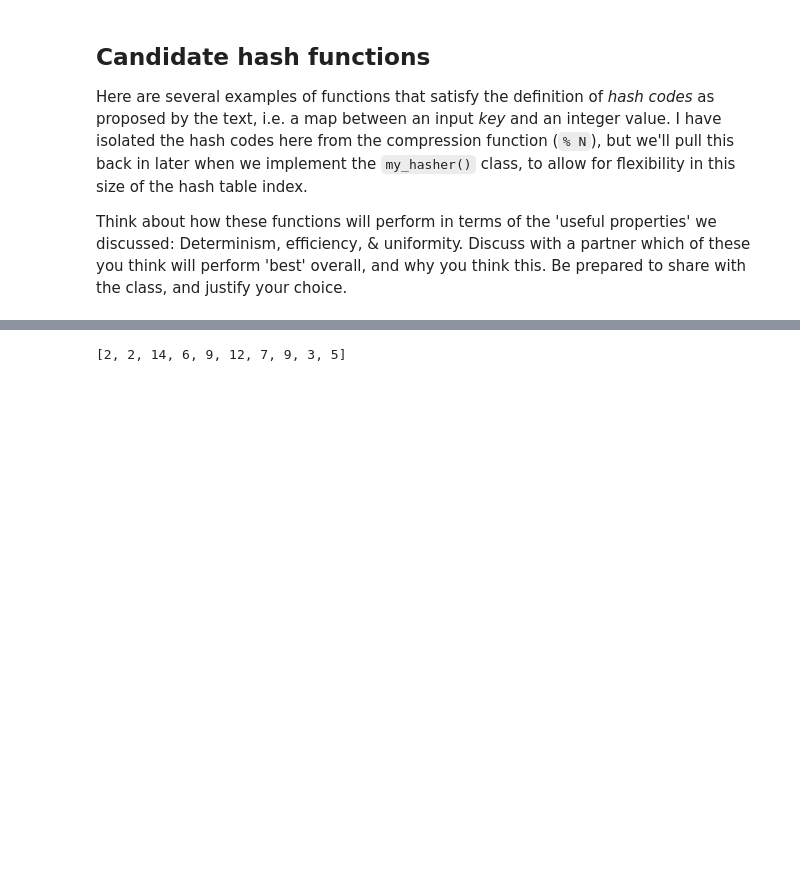
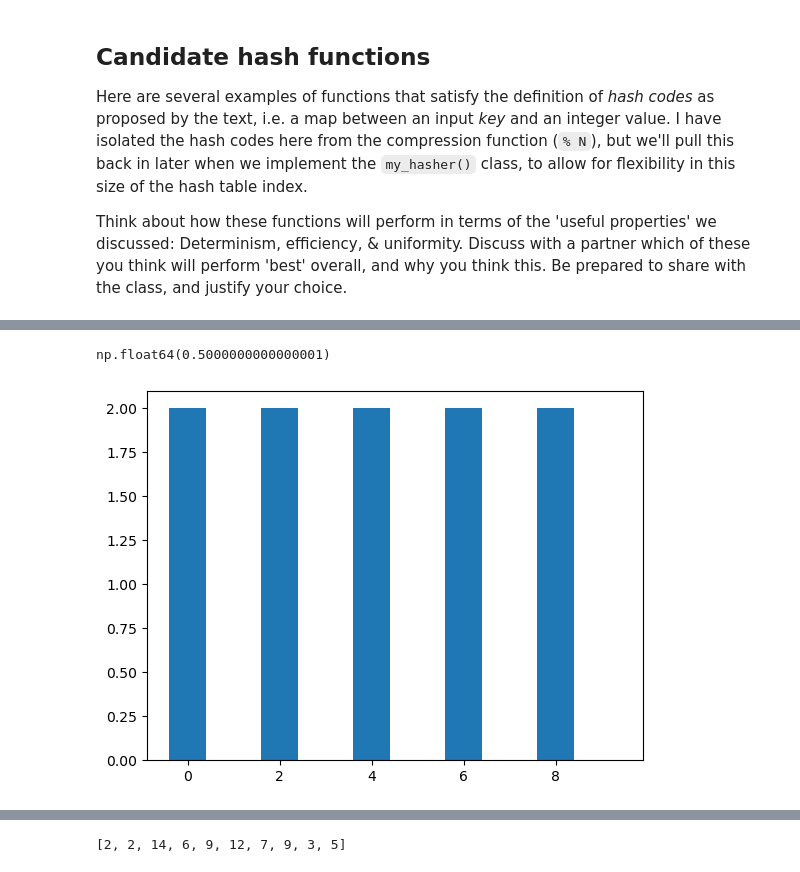
Before and after one commit to isaacovercast/CSCI232, a Jupyter notebook: notebooks/nb-1.1-hash-table-experiments.ipynb, the cells around one changed output, grey strips where cells are left out. Saved outputs shown, nothing was run; the diff lists cells and outputs as text; code cells hidden in the pictures; blank space fills up the shorter version.

Commit message:
more work on hash table exercise

```diff
--- a/notebooks/nb-1.1-hash-table-experiments.ipynb
+++ b/notebooks/nb-1.1-hash-table-experiments.ipynb
@@ -113,12 +144,16 @@ You'll see how to pull the levers below, and it should be quite straightforward.
 # %%
+# We will use the `entropy()` function from scipy.stats to quantify
+# uniformity of distribution of hash values, so import it here.
+from scipy.stats import entropy
+
 class my_hasher:
+    """A simple class to wrap and evaluate hash function performance."""
+
     def __init__(self, size=10, hash_method=hash):
         """
-        Initialize a simple class to wrap and evaluate hash function performance.
-
         Parameters:
             size (int): The size of the hash table index
-            hash_method (function): The hash code to apply
+            hash_method (function): The hash code to apply (defaults to python `hash`).
         """
         self.size = size
         # A list for counting the number of collisions at a given index
@@ -135,16 +170,20 @@ class my_hasher:
                          List items must be strings or numerical.
         """
         for item in data:
-            # Apply the has function to each item
+            # Apply the hash function to each item
             hash_val = self.hash_method(item) % self.size
             self.indices[hash_val] += 1
 
     def evenness(self):
+        """
+        A simple way to quantify uniformity using information theory.
+
+        Returns:
+            A value between 0 and 1 (inclusive) representing the
+            evenness of the distribution of hashes among the array bins.
+            Values closer to 1 are more even.
+        """
         return np.exp(entropy(self.indices))/self.size
 
     def plot(self):
         plt.bar(range(self.size), self.indices)
-
-m = my_hasher()
-m.hash_data()
-m.plot()
@@ -160,0 +196,10 @@ ord('1')
+# %%
+# Instantiate a new my_hasher object with defaults for size and hash_method
+m = my_hasher()
+# Hash the default data
+m.hash_data(range(0, 20, 2))
+# Bar plot showing number of hits per array bin
+m.plot()
+# %% [output]
+np.float64(0.5000000000000001)
+[figure, added]
```
Also changed, not shown: parts of 15 cells of this notebook, 1 other file.
